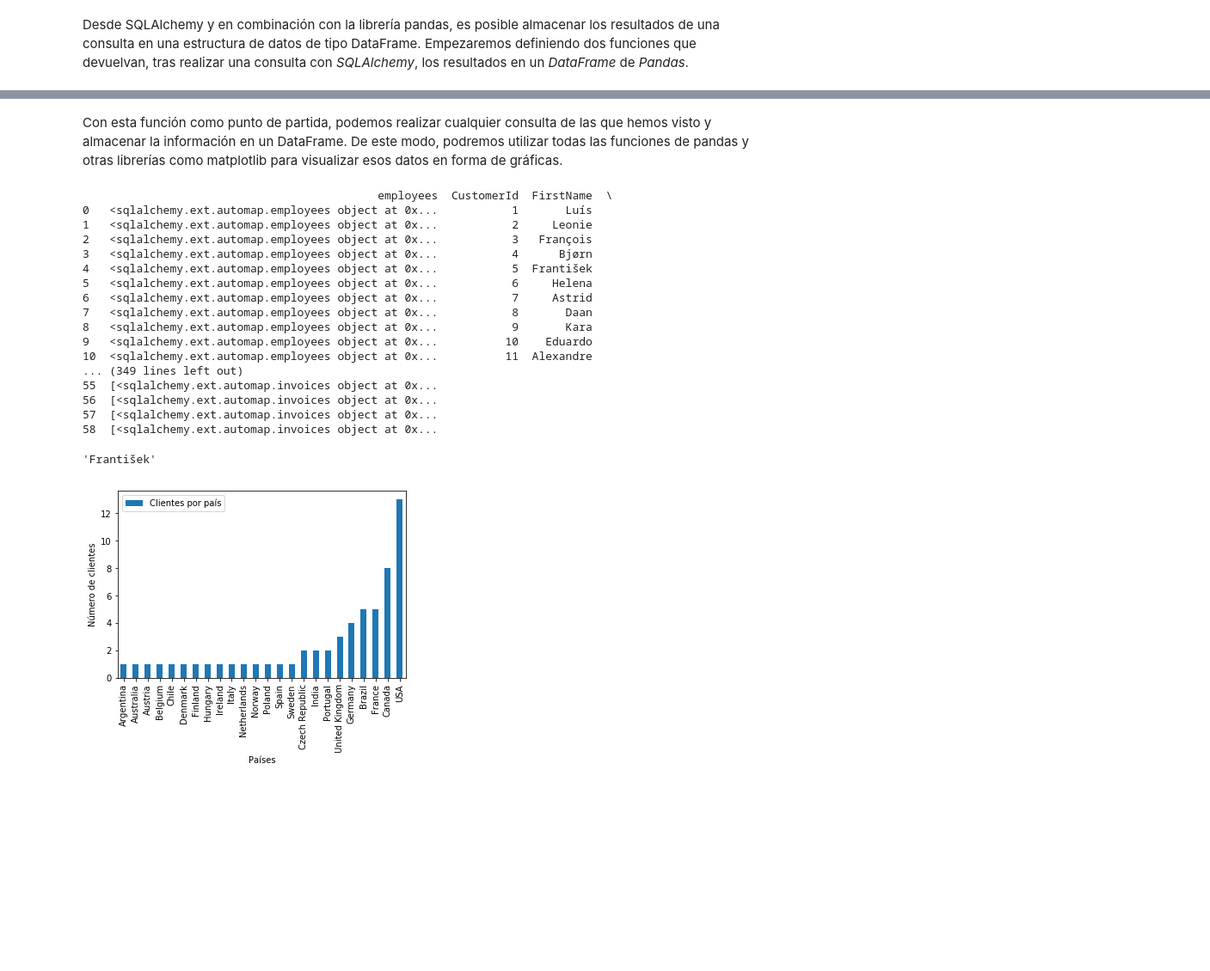
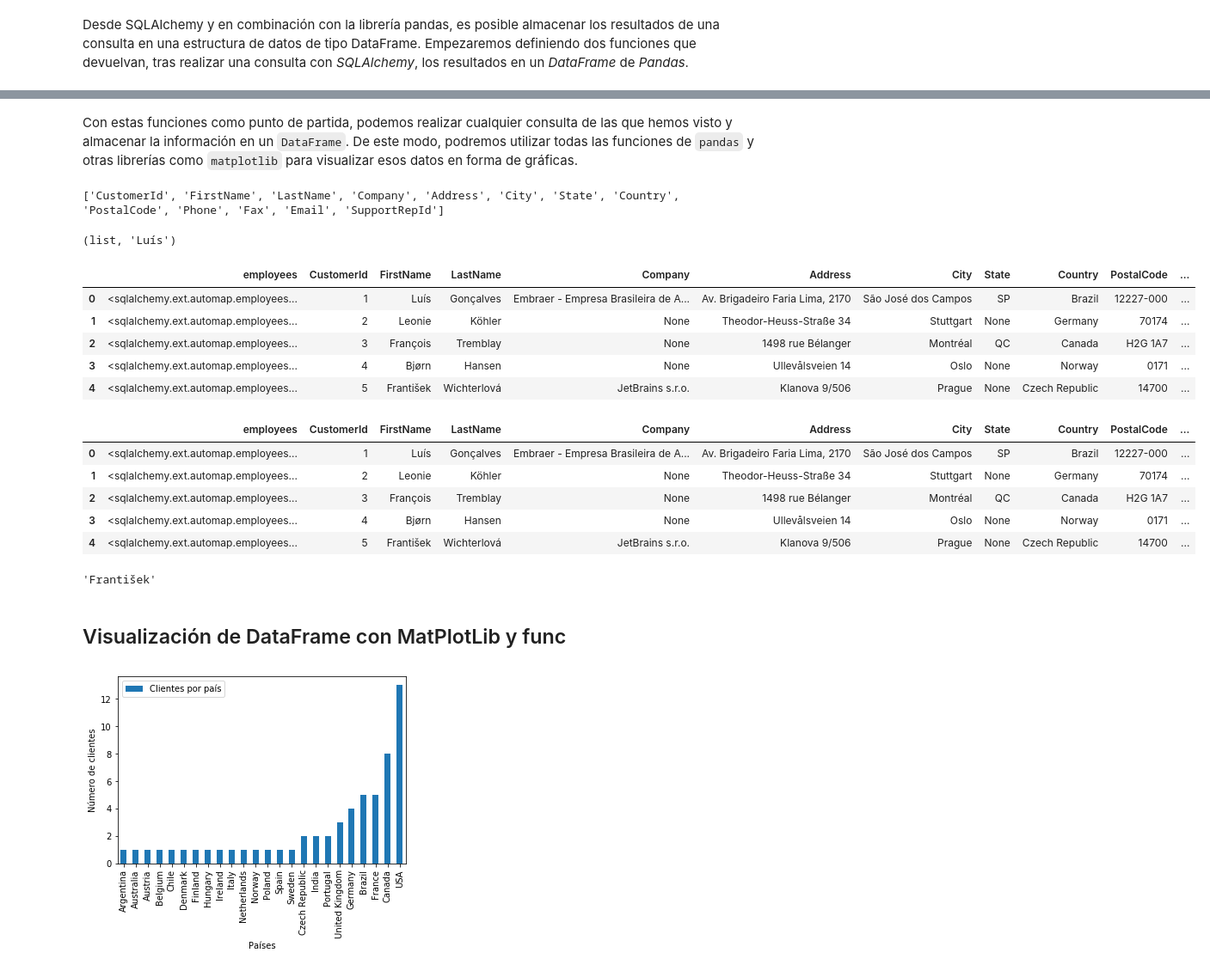
Before and after one commit to yerartdev/uc-m1967-mdsi, a Jupyter notebook: d11/ORM-SQLAlchemy_v2.ipynb, the cells around one changed output, grey strips where cells are left out. Shown at 86% size. Saved outputs shown, nothing was run; the diff lists cells and outputs as text; code cells hidden in the pictures; blank space fills up the shorter version.

Commit message:
ORM: Visualización de datos con pandas y matplotlib, Obtención del DataFrame de un ResultSet

```diff
--- a/d11/ORM-SQLAlchemy_v2.ipynb
+++ b/d11/ORM-SQLAlchemy_v2.ipynb
@@ -900,34 +914,46 @@ def query_to_dict(rset):
             result[key].append(x.value)
     return result
 # %% [markdown]
-Con esta función como punto de partida, podemos realizar cualquier consulta de las que hemos visto y almacenar la información en un DataFrame. De este modo, podremos utilizar todas las funciones de pandas y otras librerías como matplotlib para visualizar esos datos en forma de gráficas.
+Con estas funciones como punto de partida, podemos realizar cualquier consulta de las que hemos visto y almacenar la información en un `DataFrame`. De este modo, podremos utilizar todas las funciones de `pandas` y otras librerías como `matplotlib` para visualizar esos datos en forma de gráficas.
+# %%
+#::GMG::Podemos consultar los metadatos de las tablas que hemos mapeado con Base :)
+print(Base.metadata.tables['customers'].columns.keys())
+# %% [output]
+['CustomerId', 'FirstName', 'LastName', 'Company', 'Address', 'City', 'State', 'Country', 'PostalCode', 'Phone', 'Fax', 'Email', 'SupportRepId']
+# %%
+#::GMG:: select * from customers;
+rset = session.query(Customers).all()
+# Entiendiendo el rset ...
+display((type(rset),rset[0].FirstName))
+# %% [output]
+(list, 'Luís')
 # %%
-from sqlalchemy.inspection import inspect
-rset = session.query(Customers).all()
 # Give me a DataFrame
 # Inconvenient: it's not well ordered (e.g. 'id' is not the first)
 df = pd.DataFrame(query_to_dict(rset))
-print(df)
-names, data = query_to_list(rset)
-df2 = pd.DataFrame.from_records(data, columns=names)
-# %% [output]
-                                            employees  CustomerId  FirstName  \
-0   <sqlalchemy.ext.automap.employees object at 0x...           1       Luís
-1   <sqlalchemy.ext.automap.employees object at 0x...           2     Leonie
-2   <sqlalchemy.ext.automap.employees object at 0x...           3   François
-3   <sqlalchemy.ext.automap.employees object at 0x...           4      Bjørn
-4   <sqlalchemy.ext.automap.employees object at 0x...           5  František
-5   <sqlalchemy.ext.automap.employees object at 0x...           6     Helena
-6   <sqlalchemy.ext.automap.employees object at 0x...           7     Astrid
-7   <sqlalchemy.ext.automap.employees object at 0x...           8       Daan
-8   <sqlalchemy.ext.automap.employees object at 0x...           9       Kara
-9   <sqlalchemy.ext.automap.employees object at 0x...          10    Eduardo
-10  <sqlalchemy.ext.automap.employees object at 0x...          11  Alexandre
-... (349 lines left out)
-55  [<sqlalchemy.ext.automap.invoices object at 0x...
-56  [<sqlalchemy.ext.automap.invoices object at 0x...
-57  [<sqlalchemy.ext.automap.invoices object at 0x...
-58  [<sqlalchemy.ext.automap.invoices object at 0x...
+# %%
+#::GMG::Veamos que hay ...
+# https://pandas.pydata.org/pandas-docs/stable/generated/pandas.DataFrame.head.html
+df.head()
+# %% [output]
+|  | employees | CustomerId | FirstName | LastName | Company | Address | City | State | Country | PostalCode | ... |
+| 0 | <sqlalchemy.ext.automap.employees... | 1 | Luís | Gonçalves | Embraer - Empresa Brasileira de A... | Av. Brigadeiro Faria Lima, 2170 | São José dos Campos | SP | Brazil | 12227-000 | ... |
+| 1 | <sqlalchemy.ext.automap.employees... | 2 | Leonie | Köhler | None | Theodor-Heuss-Straße 34 | Stuttgart | None | Germany | 70174 | ... |
+| 2 | <sqlalchemy.ext.automap.employees... | 3 | François | Tremblay | None | 1498 rue Bélanger | Montréal | QC | Canada | H2G 1A7 | ... |
+| 3 | <sqlalchemy.ext.automap.employees... | 4 | Bjørn | Hansen | None | Ullevålsveien 14 | Oslo | None | Norway | 0171 | ... |
+| 4 | <sqlalchemy.ext.automap.employees... | 5 | František | Wichterlová | JetBrains s.r.o. | Klanova 9/506 | Prague | None | Czech Republic | 14700 | ... |
+# %%
+# https://pandas.pydata.org/pandas-docs/version/0.17.0/generated/pandas.DataFrame.from_records.html
+names, data = query_to_list(rset)
+df2 = pd.DataFrame.from_records(data, columns=names)
+df2.head()
+# %% [output]
+|  | employees | CustomerId | FirstName | LastName | Company | Address | City | State | Country | PostalCode | ... |
+| 0 | <sqlalchemy.ext.automap.employees... | 1 | Luís | Gonçalves | Embraer - Empresa Brasileira de A... | Av. Brigadeiro Faria Lima, 2170 | São José dos Campos | SP | Brazil | 12227-000 | ... |
+| 1 | <sqlalchemy.ext.automap.employees... | 2 | Leonie | Köhler | None | Theodor-Heuss-Straße 34 | Stuttgart | None | Germany | 70174 | ... |
+| 2 | <sqlalchemy.ext.automap.employees... | 3 | François | Tremblay | None | 1498 rue Bélanger | Montréal | QC | Canada | H2G 1A7 | ... |
+| 3 | <sqlalchemy.ext.automap.employees... | 4 | Bjørn | Hansen | None | Ullevålsveien 14 | Oslo | None | Norway | 0171 | ... |
+| 4 | <sqlalchemy.ext.automap.employees... | 5 | František | Wichterlová | JetBrains s.r.o. | Klanova 9/506 | Prague | None | Czech Republic | 14700 | ... |
 # %%
 df2['FirstName'][4]
 # %% [output]
@@ -937,0 +961,2 @@ import matplotlib as mpl
+# %% [markdown]
+## Visualización de DataFrame con MatPlotLib y func
```
Also changed, not shown: parts of 7 cells of this notebook.
